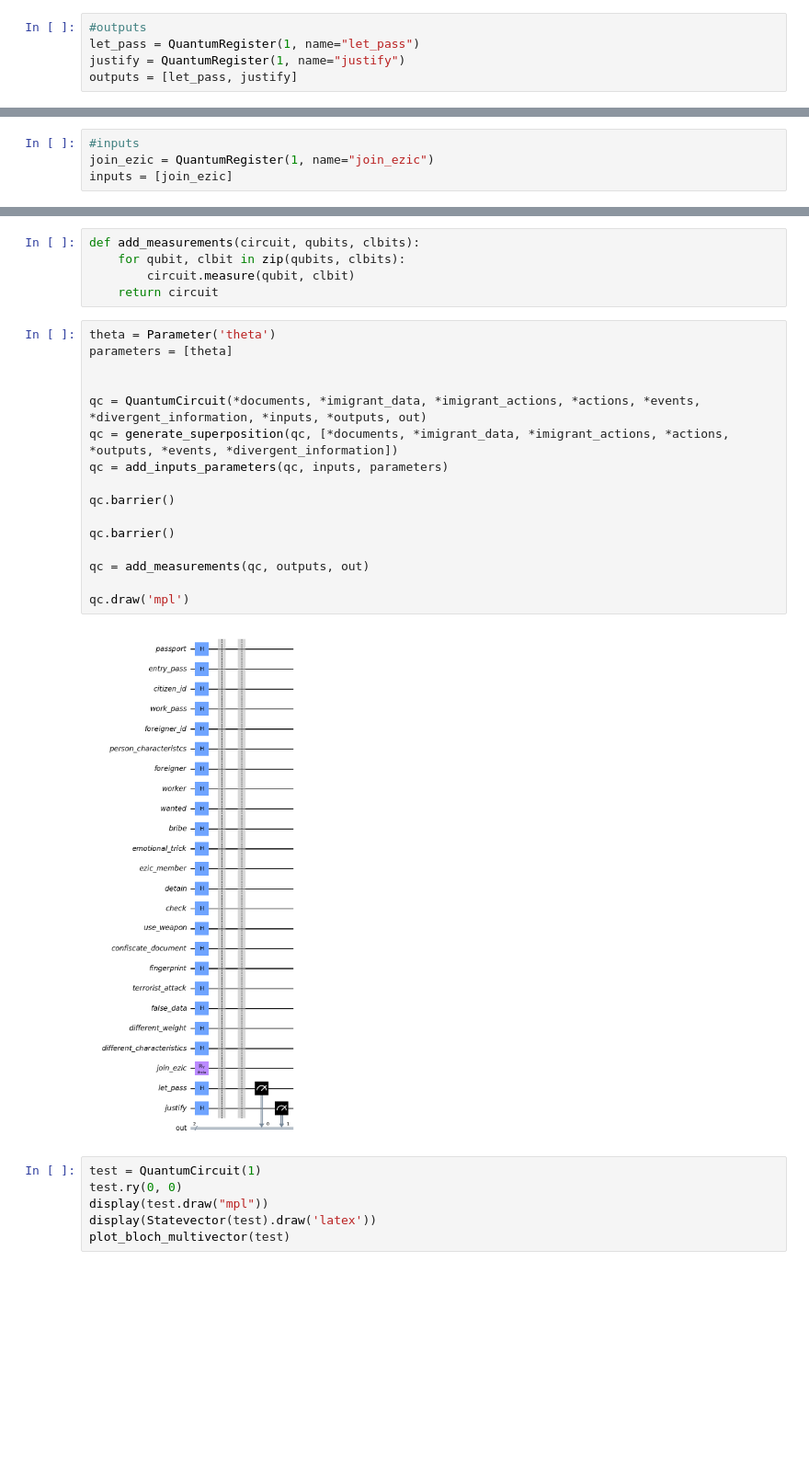
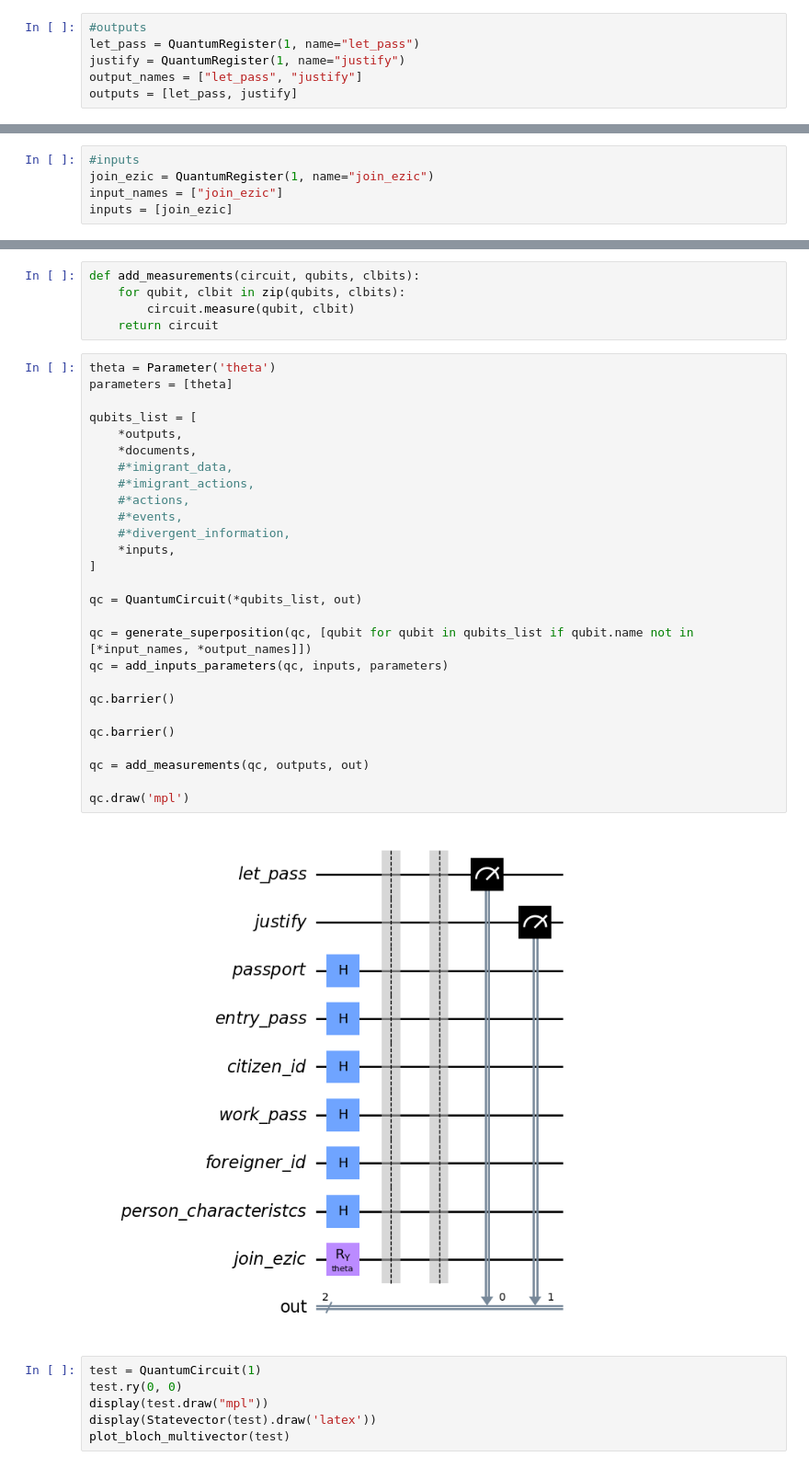
Before and after one commit to Dpbm/QPapersPlease, a Jupyter notebook: papers-please.ipynb, the cells around one changed output, grey strips where cells are left out. Shown: that part at 92% size. Drawn from its saved outputs; the diff is of its cells as text; blank space fills up the shorter version.

Commit message:
added easier circuit format

```diff
--- a/papers-please.ipynb
+++ b/papers-please.ipynb
@@ -48,6 +48,7 @@ actions = [detain, check, use_weapon, confiscate_document, fingerprint]
 #outputs
 let_pass = QuantumRegister(1, name="let_pass")
 justify = QuantumRegister(1, name="justify")
+output_names = ["let_pass", "justify"]
 outputs = [let_pass, justify]
 # %%
 #events
@@ -62,6 +63,7 @@ divergent_information = [false_data, different_weight, different_characteristics
 # %%
 #inputs
 join_ezic = QuantumRegister(1, name="join_ezic")
+input_names = ["join_ezic"]
 inputs = [join_ezic]
 # %%
 #measurements
@@ -84,21 +86,32 @@ def add_measurements(circuit, qubits, clbits):
 # %%
 theta = Parameter('theta')
 parameters = [theta]
 
+qubits_list = [
+    *outputs,
+    *documents,
+    #*imigrant_data,
+    #*imigrant_actions,
+    #*actions,
+    #*events,
+    #*divergent_information,
+    *inputs,
+]
 
-qc = QuantumCircuit(*documents, *imigrant_data, *imigrant_actions, *actions, *events, *divergent_information, *inputs, *outputs, out)
-qc = generate_superposition(qc, [*documents, *imigrant_data, *imigrant_actions, *actions, *outputs, *events, *divergent_information])
+qc = QuantumCircuit(*qubits_list, out)
+
+qc = generate_superposition(qc, [qubit for qubit in qubits_list if qubit.name not in [*input_names, *output_names]])
 qc = add_inputs_parameters(qc, inputs, parameters)
 
 qc.barrier()
 
 qc.barrier()
 
 qc = add_measurements(qc, outputs, out)
 
 qc.draw('mpl')
 # %% [output]
-[figure, old version]
+[figure, new version]
 # %%
 test = QuantumCircuit(1)
 test.ry(0, 0)
```
